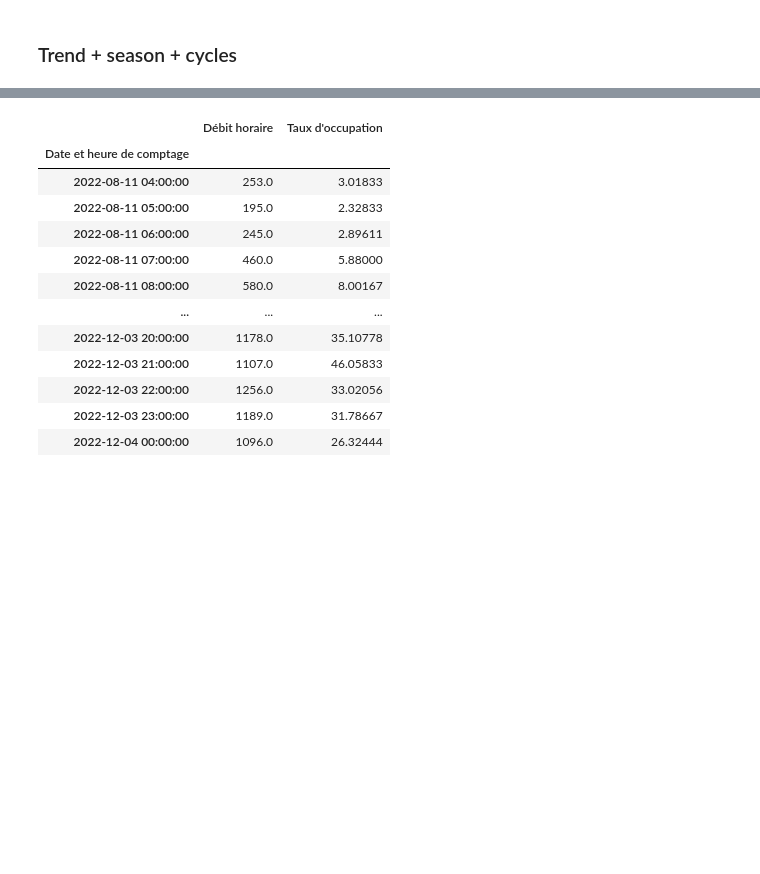
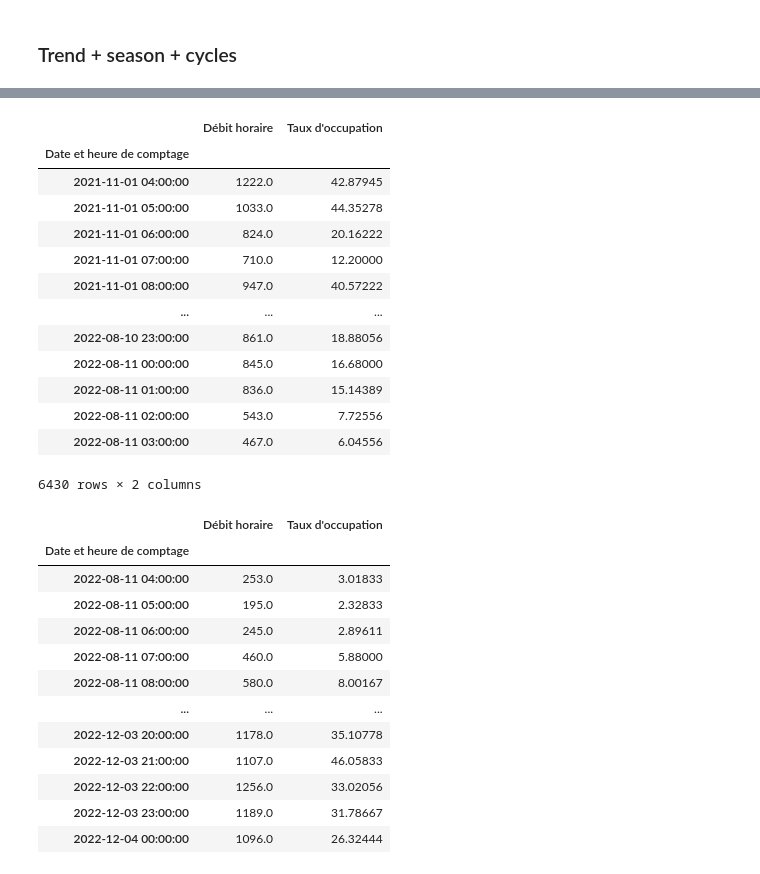
Before and after one commit to chrisahn99/eCSpress, a Jupyter notebook: notebooks/Hybrid_Linear_XGBoost.ipynb, the cells around one changed output, grey strips where cells are left out. Drawn from its saved outputs; the diff is of its cells as text; code cells hidden in the pictures; blank space fills up the shorter version.

```diff
--- a/notebooks/Hybrid_Linear_XGBoost.ipynb
+++ b/notebooks/Hybrid_Linear_XGBoost.ipynb
@@ -448,3 +433,20 @@ _,_,_,y_test = timeseries_train_test_split(X,y,test_size=0.3)
+# %%
+y_train
+# %% [output]
+|  | Débit horaire | Taux d'occupation |
+| Date et heure de comptage |  |  |
+| 2021-11-01 04:00:00 | 1222.0 | 42.87945 |
+| 2021-11-01 05:00:00 | 1033.0 | 44.35278 |
+| 2021-11-01 06:00:00 | 824.0 | 20.16222 |
+| 2021-11-01 07:00:00 | 710.0 | 12.20000 |
+| 2021-11-01 08:00:00 | 947.0 | 40.57222 |
+| ... | ... | ... |
+| 2022-08-10 23:00:00 | 861.0 | 18.88056 |
+| 2022-08-11 00:00:00 | 845.0 | 16.68000 |
+| 2022-08-11 01:00:00 | 836.0 | 15.14389 |
+| 2022-08-11 02:00:00 | 543.0 | 7.72556 |
+| 2022-08-11 03:00:00 | 467.0 | 6.04556 |
+6430 rows × 2 columns
 # %%
 y_test
 # %% [output]
```
Also changed, not shown: parts of 15 cells of this notebook, 2 other files.
